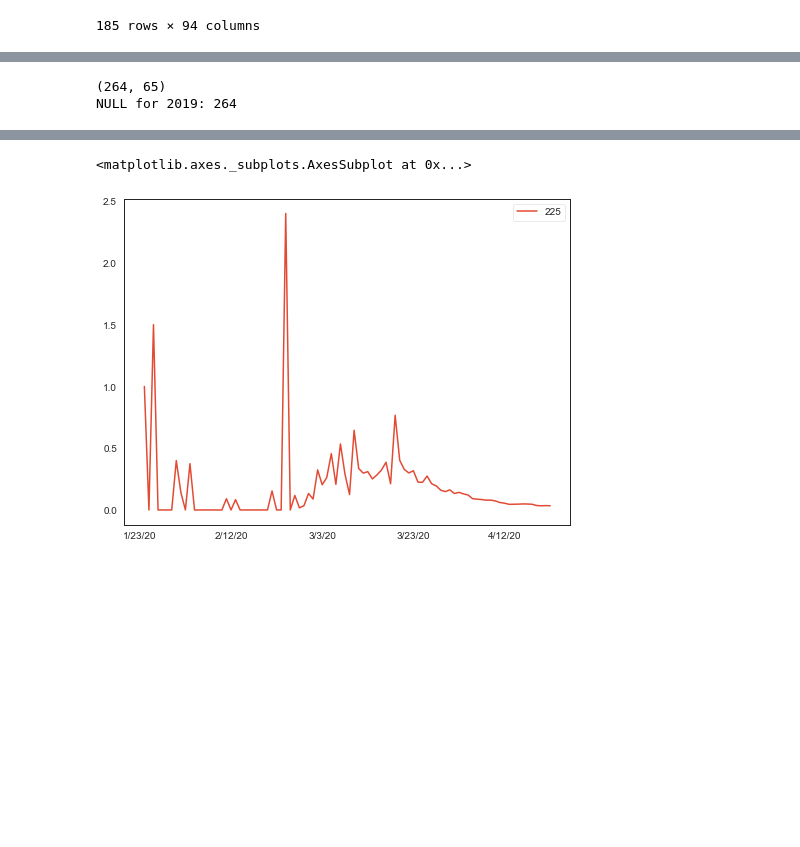
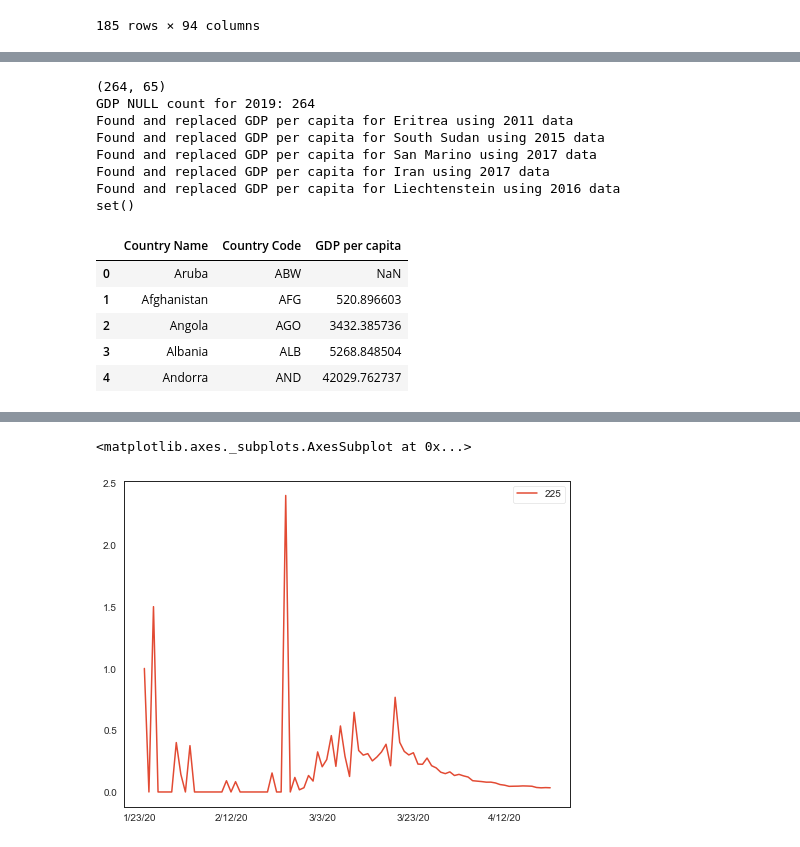
Before and after one commit to dtangster/cmpe256, a Jupyter notebook: david.ipynb, the cells around one changed output, grey strips where cells are left out. Saved outputs shown, nothing was run; the diff lists cells and outputs as text; code cells hidden in the pictures; blank space fills up the shorter version.

```diff
--- a/david.ipynb
+++ b/david.ipynb
@@ -318,10 +329,54 @@ confirmed_minus_gdp
-# %%
-# Every country's GDP is empty for 2019 so we can't use it.
-print(gdp_df.shape)
-print("NULL for 2019:", gdp_df["2019"].isnull().sum())
-# Although we don't have the GDP for every country for 2018, let's at least ensure that every country we need
-# is in "2018".
-gdp_countries = set(gdp_df["Country Name"])
-# %% [output]
-(264, 65)
-NULL for 2019: 264
+# %%
+# Every country's `gdp per capita` is empty for 2019 so we can't use it.
+print(gdp_capita_df.shape)
+print("GDP NULL count for 2019:", gdp_capita_df["2019"].isnull().sum())
+
+# Although we don't have every country in our `gdp per capita` dataset to match every country in the
+# `confirmed` dataset, let's at least try to use the latest values for each that exist. We will start
+# with the 2018 column and then fill any NaN countries that we need by searching the years backward.
+gdp_capita_2018_df = gdp_capita_df[['Country Name','Country Code','2018']]
+gdp_capita_2018_df.rename(columns={'2018': 'GDP per capita'}, inplace=True)
+gdp_capita_null_df = gdp_capita_2018_df[gdp_capita_2018_df['GDP per capita'].isnull()]
+gdp_capita_missing_data = set(gdp_capita_null_df["Country Name"].values)
+
+# Check which countries are missing the `gdp per capita` for 2018. For these countries missing values for
+# 2018, let's fill in the missing data for the latest year we can find.
+remaining_countries = gdp_capita_missing_data & confirmed_countries
+
+# Walk backwards to search and replace the data with the first one found
+for country in remaining_countries:
+    for i in range(2017, 1959, -1):
+        year = str(i)
+        country_gdp_capita = gdp_capita_df[gdp_capita_df["Country Name"] == country]
+        if all(country_gdp_capita[year].notna()):
+            temp_country = gdp_capita_2018_df[gdp_capita_2018_df["Country Name"] == country]
+            temp_country["GDP per capita"] = country_gdp_capita[year]
+            gdp_capita_2018_df[gdp_capita_2018_df["Country Name"] == country] = temp_country
+            print(f"Found and replaced GDP per capita for {country} using {year} data")
+            break
+
+# Extract the data again to make sure the modification happened
+gdp_capita_null_df = gdp_capita_2018_df[gdp_capita_2018_df['GDP per capita'].isnull()]
+gdp_capita_missing_data = set(gdp_capita_null_df["Country Name"].values)
+remaining_countries = gdp_capita_missing_data & confirmed_countries
+
+# This set should be empty
+print(remaining_countries)
+
+# This is the DataFrame we should be using from now on for merges
+gdp_capita_2018_df.head()
+# %% [output]
+(264, 65)
+GDP NULL count for 2019: 264
+Found and replaced GDP per capita for Eritrea using 2011 data
+Found and replaced GDP per capita for South Sudan using 2015 data
+Found and replaced GDP per capita for San Marino using 2017 data
+Found and replaced GDP per capita for Iran using 2017 data
+Found and replaced GDP per capita for Liechtenstein using 2016 data
+set()
+|  | Country Name | Country Code | GDP per capita |
+| 0 | Aruba | ABW | NaN |
+| 1 | Afghanistan | AFG | 520.896603 |
+| 2 | Angola | AGO | 3432.385736 |
+| 3 | Albania | ALB | 5268.848504 |
+| 4 | Andorra | AND | 42029.762737 |
```
Also changed, not shown: parts of 6 cells of this notebook.
